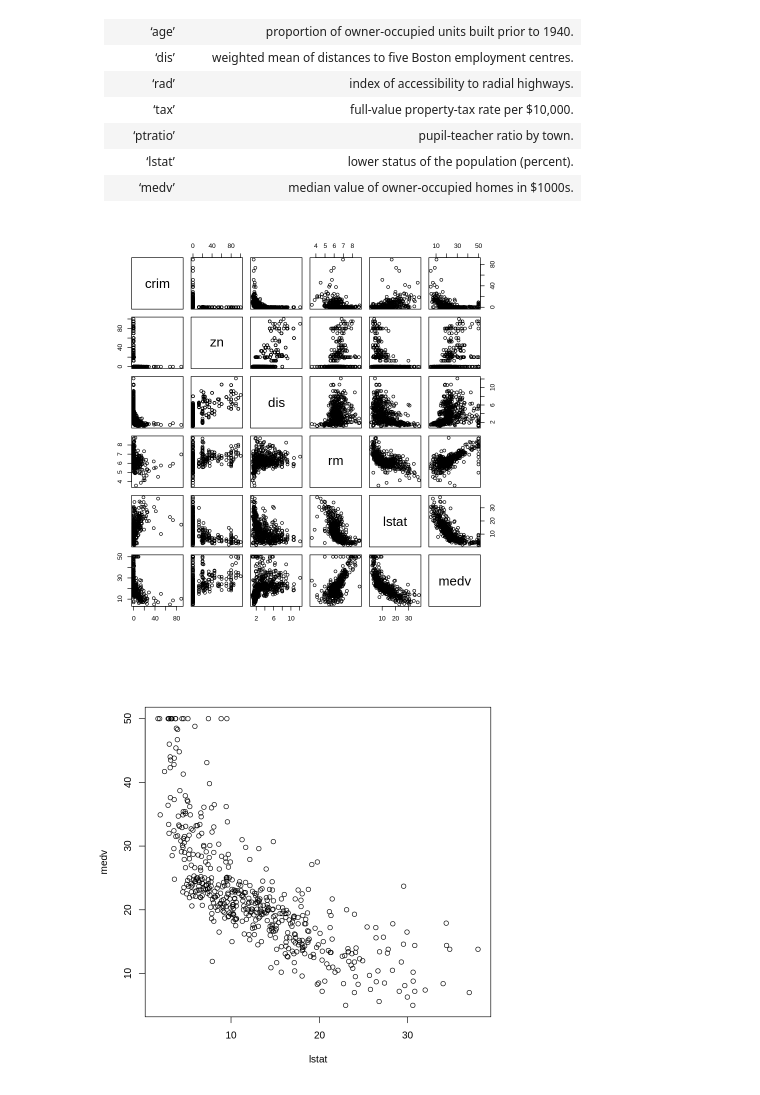
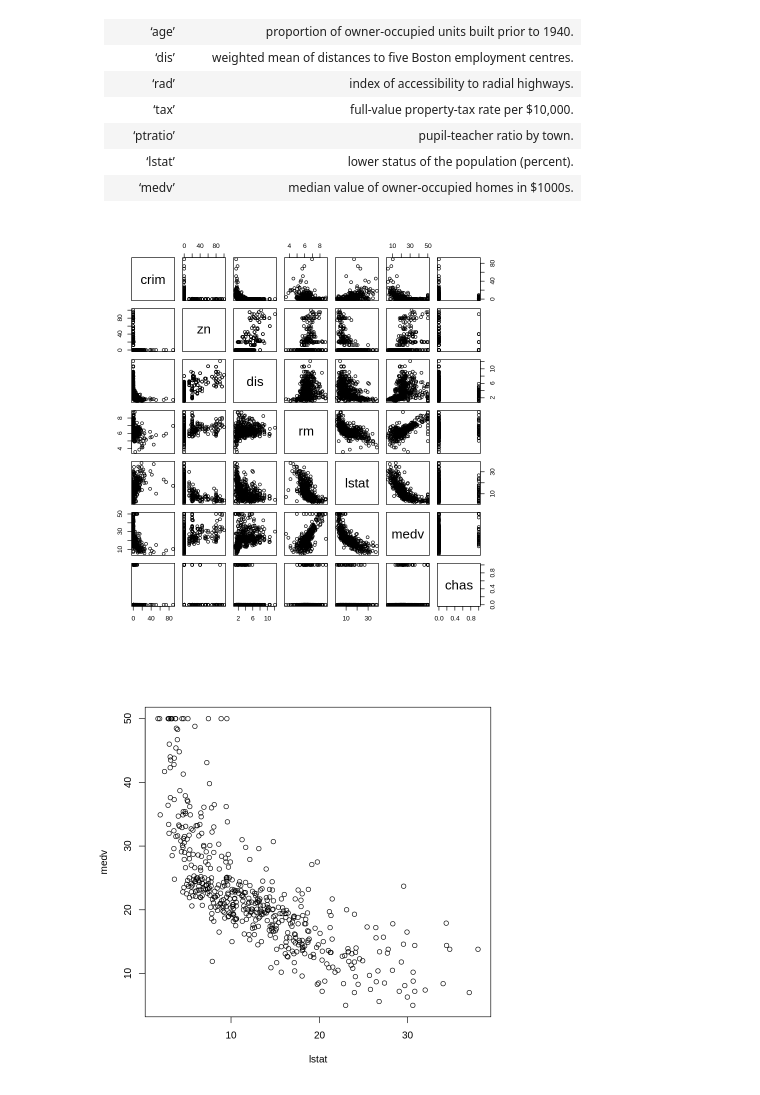
Before and after one commit to ridhampatoliya/R_Short_Course, a Jupyter notebook: Intro_to_R.ipynb, the cells around one changed output. Cells and saved outputs as stored; diff of their text form; code cells hidden in the pictures.

```diff
--- a/Intro_to_R.ipynb
+++ b/Intro_to_R.ipynb
@@ -905,9 +954,9 @@ Parameter | Description
 # %%
 attach(boston_df)
 # %%
-pairs(boston_df[, c('crim','zn','dis','rm','lstat','medv')])
+pairs(boston_df[, c('crim','zn','dis','rm','lstat','medv', 'chas')])
 # %% [output]
-[figure, old version]
+[figure, new version]
 # %%
 plot(lstat, medv)
 # %% [output]
```
Also changed, not shown: parts of 46 cells of this notebook.
